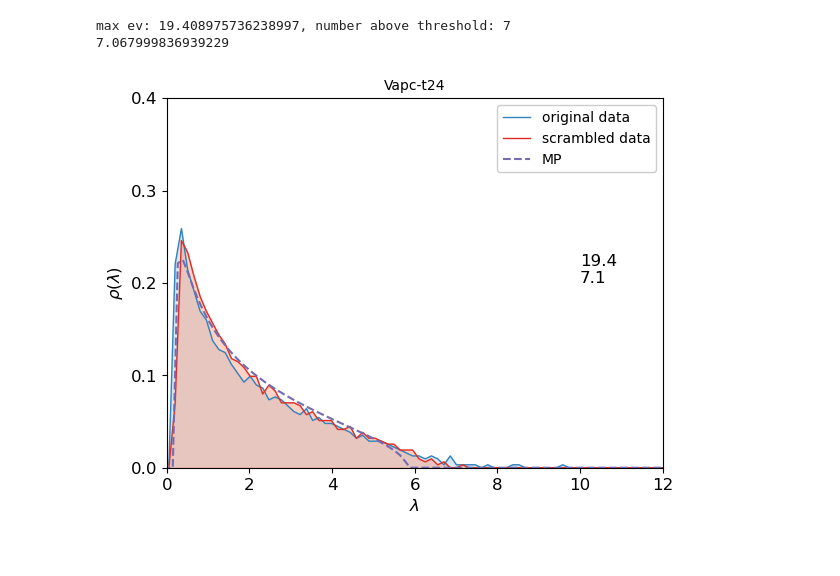
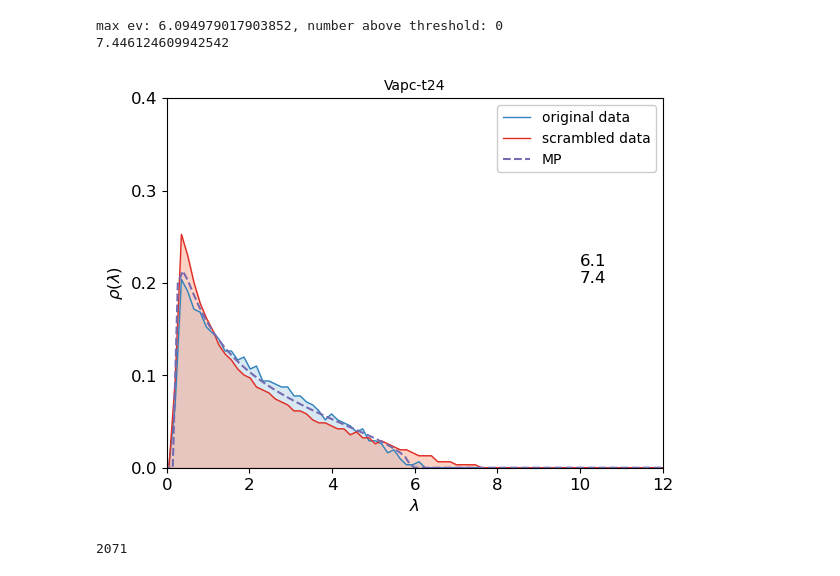
Before and after one commit to alongutf/dysregulated-persistence, a Jupyter notebook: scripts/test.ipynb, the cells around one changed output. Drawn from its saved outputs; the diff is of its cells as text; code cells hidden in the pictures.

```diff
--- a/scripts/test.ipynb
+++ b/scripts/test.ipynb
@@ -65,35 +65,40 @@ def plot_eigvals(ax, pcs, pcs1, N, x_max, y_max, n_bins, x_label=True, y_label=T
     ax.set_xticks(np.arange(0, (x_max // 2) * 2 + 2, 2))
     # set y_ticks with difference of 0.1
     ax.set_yticks(np.arange(0, (y_max // 0.1) * 0.1 + 0.1, 0.1))
     ax.legend(facecolor='white', framealpha=1, fontsize=fsize-2, loc='upper right')
     # set the font size of the ticks
     ax.tick_params(axis='both', which='major', labelsize=fsize)
 
 nbins = 81
 x_max = 12
 y_max = 0.4
 fig, ax = plt.subplots()
 # plot individual distributions
 norm = True
 log = False
 norm_method = 'sum'
-norm_sum = 100
+norm_sum = 1
 # set style to default
 plt.style.use('default')
 plt.rcParams.update({'font.size': fsize})
 # create grid of experimental results
 # subplot 1
 # get annotated matrix from file
 root_dir = r"C:\Users\owner\Documents\Projects\dysregulated-persistence"
-file_name = ('sample_2b_filtered.csv')
+file_name = 'sample_15a_filtered.csv'
 path = os.path.join(root_dir,'data_for_paper', file_name)
 pcs, pcs1, N, m = get_data_for_plot(path, norm=norm, log=log, norm_method=norm_method, norm_sum=norm_sum)
 ax.set_title('Vapc-t24', fontsize=fsize-2)
 ax.text(10,0.2,f'{np.max(pcs):.1f}\n{np.max(pcs1):.1f}')
 plot_eigvals(ax,pcs, pcs1, N, x_max, y_max, nbins)
 print(f'max ev: {np.max(pcs)}, number above threshold: {sum(pcs>np.max(pcs1))}')
 print(np.max(pcs1))
 # %% [output]
-max ev: 19.408975736238997, number above threshold: 7
-7.067999836939229
+max ev: 6.094979017903852, number above threshold: 0
+7.446124609942542
-[figure, old version]
+[figure, new version]
+# %%
+
+len(pcs)
+# %% [output]
+2071
```
Also changed, not shown: parts of 3 cells of this notebook, 4 other files.
